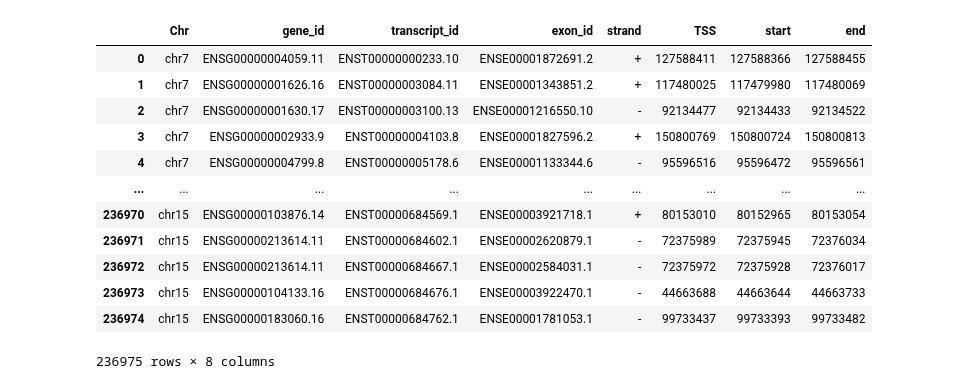
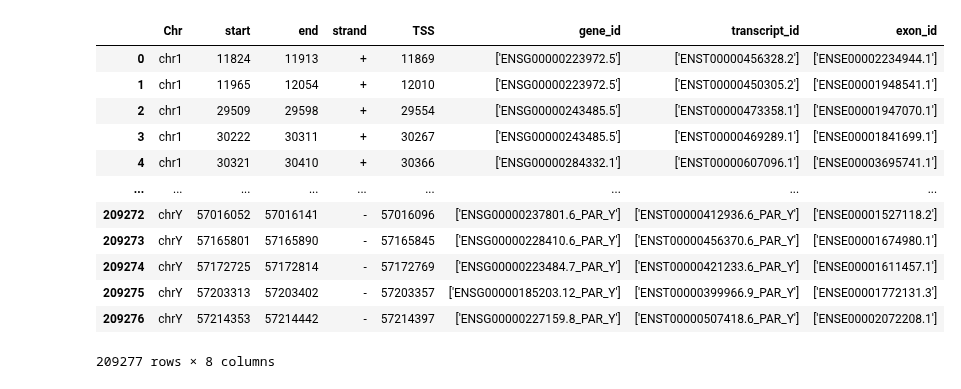
Before and after one commit to duttaprat/Postdoc, a Jupyter notebook: Genetic_variant/GDC_VCF/variant_analysis/DNABERT_postprocessing_TATA_probab.ipynb, the cells around one changed output. Saved outputs shown, nothing was run; the diff lists cells and outputs as text; code cells hidden in the pictures.

```diff
--- a/Genetic_variant/GDC_VCF/variant_analysis/DNABERT_postprocessing_TATA_probab.ipynb
+++ b/Genetic_variant/GDC_VCF/variant_analysis/DNABERT_postprocessing_TATA_probab.ipynb
@@ -19,19 +19,19 @@ output_dir= "/home/pdutta/Data/Cancer_wiseGDC/New_data/{}/Generated_files/Varian
 if not os.path.exists(output_dir):
     os.makedirs(output_dir)
 # %%
-df_core_prom = pd.read_csv("/home/pdutta/Data/Noncoding_region/core_prom_bed.tsv", sep="\t")
+df_core_prom = pd.read_csv("/home/pdutta/Data/Noncoding_region/unique_core_prom_bed.tsv", sep="\t")
 df_core_prom
 # %% [output]
-|  | Chr | gene_id | transcript_id | exon_id | strand | TSS | start | end |
-| 0 | chr7 | ENSG00000004059.11 | ENST00000000233.10 | ENSE00001872691.2 | + | 127588411 | 127588366 | 127588455 |
-| 1 | chr7 | ENSG00000001626.16 | ENST00000003084.11 | ENSE00001343851.2 | + | 117480025 | 117479980 | 117480069 |
-| 2 | chr7 | ENSG00000001630.17 | ENST00000003100.13 | ENSE00001216550.10 | - | 92134477 | 92134433 | 92134522 |
-| 3 | chr7 | ENSG00000002933.9 | ENST00000004103.8 | ENSE00001827596.2 | + | 150800769 | 150800724 | 150800813 |
-| 4 | chr7 | ENSG00000004799.8 | ENST00000005178.6 | ENSE00001133344.6 | - | 95596516 | 95596472 | 95596561 |
+|  | Chr | start | end | strand | TSS | gene_id | transcript_id | exon_id |
+| 0 | chr1 | 11824 | 11913 | + | 11869 | ['ENSG00000223972.5'] | ['ENST00000456328.2'] | ['ENSE00002234944.1'] |
+| 1 | chr1 | 11965 | 12054 | + | 12010 | ['ENSG00000223972.5'] | ['ENST00000450305.2'] | ['ENSE00001948541.1'] |
+| 2 | chr1 | 29509 | 29598 | + | 29554 | ['ENSG00000243485.5'] | ['ENST00000473358.1'] | ['ENSE00001947070.1'] |
+| 3 | chr1 | 30222 | 30311 | + | 30267 | ['ENSG00000243485.5'] | ['ENST00000469289.1'] | ['ENSE00001841699.1'] |
+| 4 | chr1 | 30321 | 30410 | + | 30366 | ['ENSG00000284332.1'] | ['ENST00000607096.1'] | ['ENSE00003695741.1'] |
 | ... | ... | ... | ... | ... | ... | ... | ... | ... |
-| 236970 | chr15 | ENSG00000103876.14 | ENST00000684569.1 | ENSE00003921718.1 | + | 80153010 | 80152965 | 80153054 |
-| 236971 | chr15 | ENSG00000213614.11 | ENST00000684602.1 | ENSE00002620879.1 | - | 72375989 | 72375945 | 72376034 |
-| 236972 | chr15 | ENSG00000213614.11 | ENST00000684667.1 | ENSE00002584031.1 | - | 72375972 | 72375928 | 72376017 |
-| 236973 | chr15 | ENSG00000104133.16 | ENST00000684676.1 | ENSE00003922470.1 | - | 44663688 | 44663644 | 44663733 |
-| 236974 | chr15 | ENSG00000183060.16 | ENST00000684762.1 | ENSE00001781053.1 | - | 99733437 | 99733393 | 99733482 |
+| 209272 | chrY | 57016052 | 57016141 | - | 57016096 | ['ENSG00000237801.6_PAR_Y'] | ['ENST00000412936.6_PAR_Y'] | ['ENSE00001527118.2'] |
+| 209273 | chrY | 57165801 | 57165890 | - | 57165845 | ['ENSG00000228410.6_PAR_Y'] | ['ENST00000456370.6_PAR_Y'] | ['ENSE00001674980.1'] |
+| 209274 | chrY | 57172725 | 57172814 | - | 57172769 | ['ENSG00000223484.7_PAR_Y'] | ['ENST00000421233.6_PAR_Y'] | ['ENSE00001611457.1'] |
+| 209275 | chrY | 57203313 | 57203402 | - | 57203357 | ['ENSG00000185203.12_PAR_Y'] | ['ENST00000399966.9_PAR_Y'] | ['ENSE00001772131.3'] |
+| 209276 | chrY | 57214353 | 57214442 | - | 57214397 | ['ENSG00000227159.8_PAR_Y'] | ['ENST00000507418.6_PAR_Y'] | ['ENSE00002072208.1'] |
-236975 rows × 8 columns
+209277 rows × 8 columns
```
Also changed, not shown: parts of 26 cells of this notebook, 32 other files.
